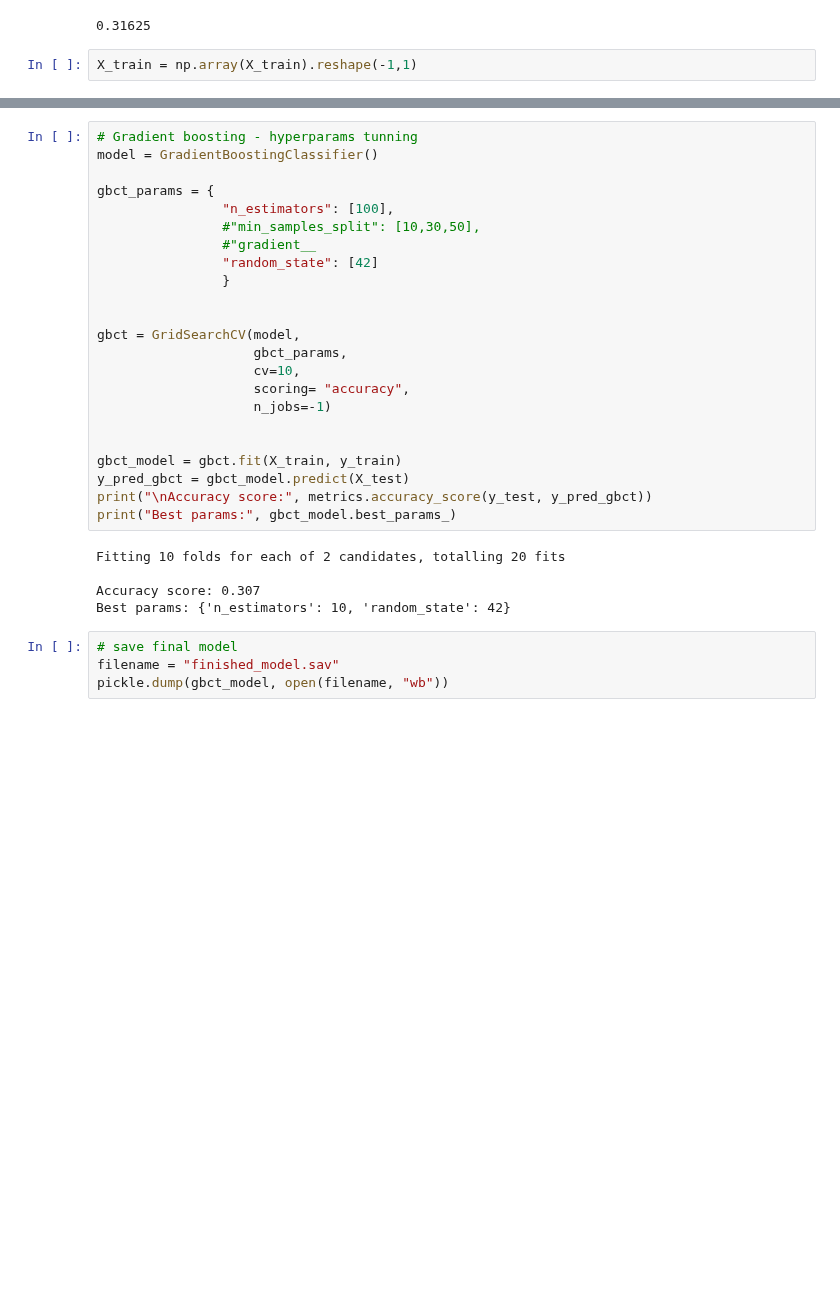
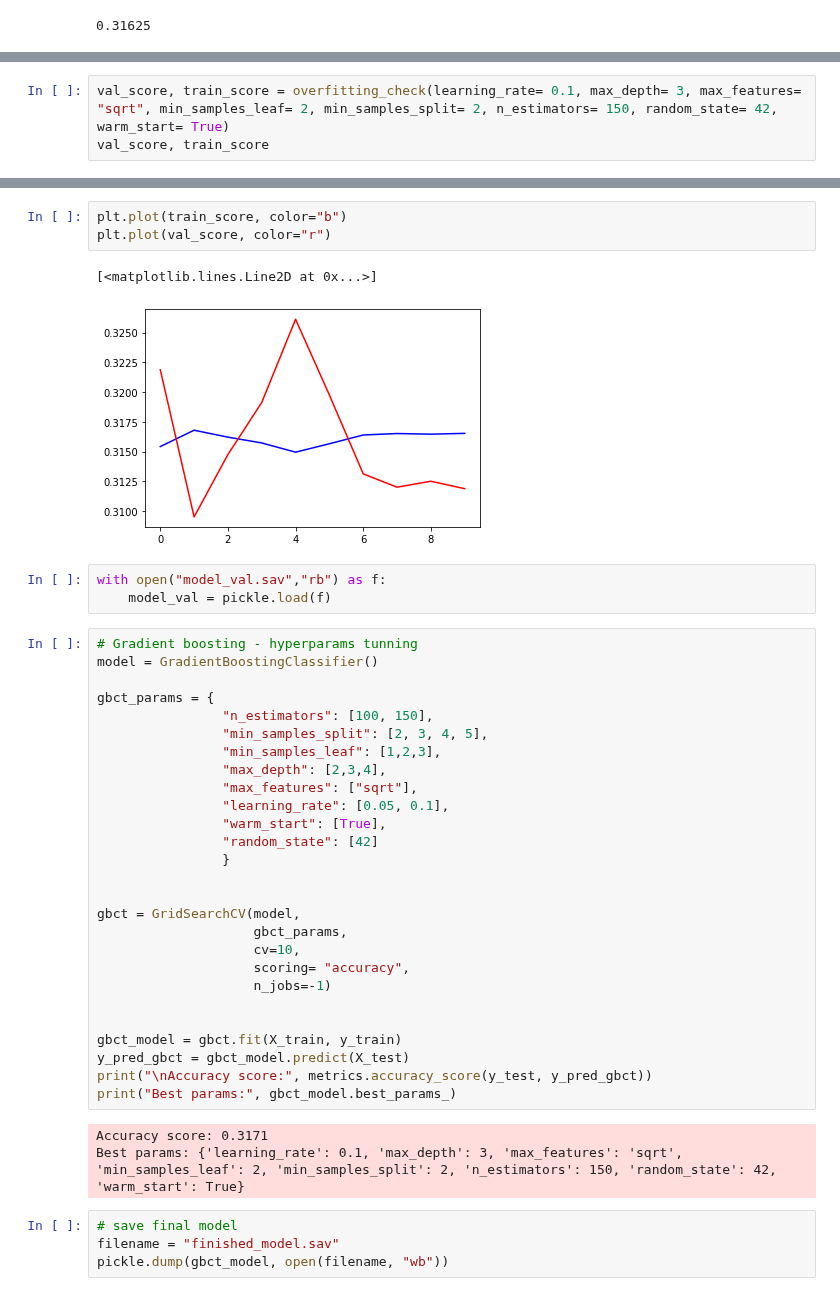
Before and after one commit to SoniaCobPac/the_bridge_bootcamp, a Jupyter notebook: week11_unsupervised_/Kaggle - Hospital/trial_2.ipynb, the cells around one changed output, grey strips where cells are left out. Drawn from its saved outputs; the diff is of its cells as text; blank space fills up the shorter version.

```diff
--- a/week11_unsupervised_/Kaggle - Hospital/trial_2.ipynb
+++ b/week11_unsupervised_/Kaggle - Hospital/trial_2.ipynb
@@ -377,8 +381,6 @@ y_pred = model.predict(X_test)
 metrics.accuracy_score(y_test, y_pred)
 # %% [output]
 0.31625
-# %%
-X_train = np.array(X_train).reshape(-1,1)
 # %%
 from sklearn.model_selection import RepeatedKFold
 
@@ -408,0 +415,3 @@ IndexError: index 80000 is out of bounds for axis 0 with size 80000
+# %%
+val_score, train_score = overfitting_check(learning_rate= 0.1, max_depth= 3, max_features= "sqrt", min_samples_leaf= 2, min_samples_split= 2, n_estimators= 150, random_state= 42, warm_start= True)
+val_score, train_score
@@ -409,11 +439,24 @@ IndexError: index 80000 is out of bounds for axis 0 with size 80000
+# %%
+plt.plot(train_score, color="b")
+plt.plot(val_score, color="r")
+# %% [output]
+[<matplotlib.lines.Line2D at 0x...>]
+[figure, added]
+# %%
+with open("model_val.sav","rb") as f:
+    model_val = pickle.load(f)
 # %%
 # Gradient boosting - hyperparams tunning
 model = GradientBoostingClassifier()
 
 gbct_params = {
-                "n_estimators": [100],
-                #"min_samples_split": [10,30,50],
-                #"gradient__
+                "n_estimators": [100, 150],
+                "min_samples_split": [2, 3, 4, 5],
+                "min_samples_leaf": [1,2,3],
+                "max_depth": [2,3,4],
+                "max_features": ["sqrt"],
+                "learning_rate": [0.05, 0.1],
+                "warm_start": [True],
                 "random_state": [42]
                 }
 
@@ -430,10 +473,8 @@ y_pred_gbct = gbct_model.predict(X_test)
 print("\nAccuracy score:", metrics.accuracy_score(y_test, y_pred_gbct))
 print("Best params:", gbct_model.best_params_)
 # %% [output]
-Fitting 10 folds for each of 2 candidates, totalling 20 fits
-
-Accuracy score: 0.307
-Best params: {'n_estimators': 10, 'random_state': 42}
+Accuracy score: 0.3171
+Best params: {'learning_rate': 0.1, 'max_depth': 3, 'max_features': 'sqrt', 'min_samples_leaf': 2, 'min_samples_split': 2, 'n_estimators': 150, 'random_state': 42, 'warm_start': True}
 # %%
 # save final model
 filename = "finished_model.sav"
```
Also changed, not shown: parts of 10 cells of this notebook, 19 other files.
